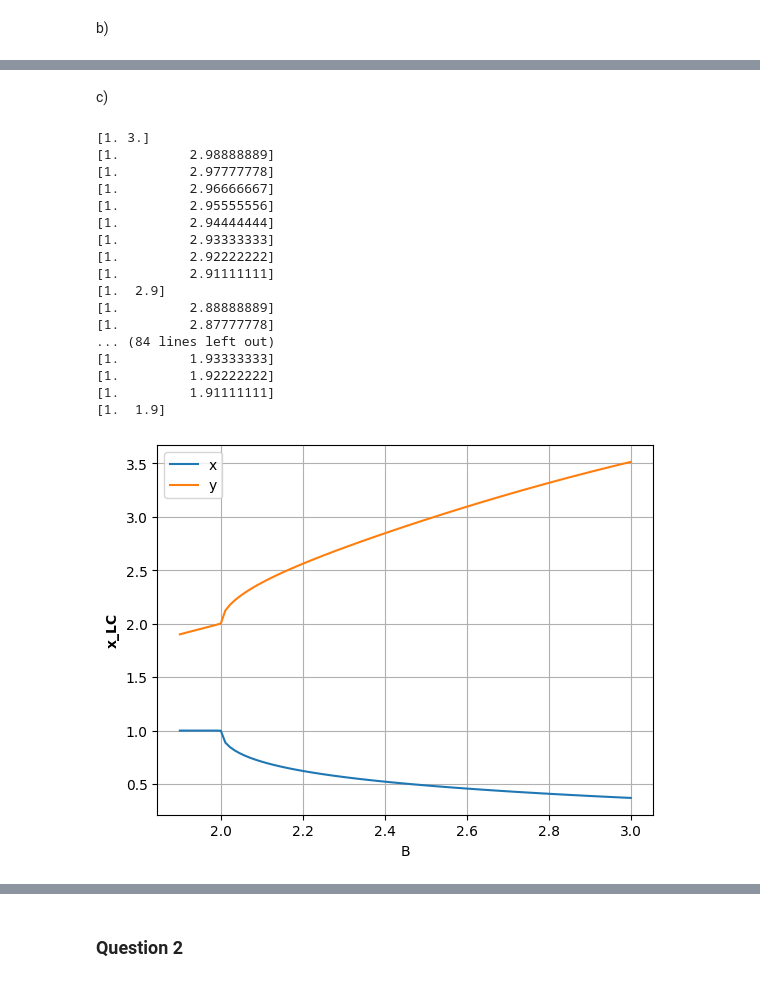
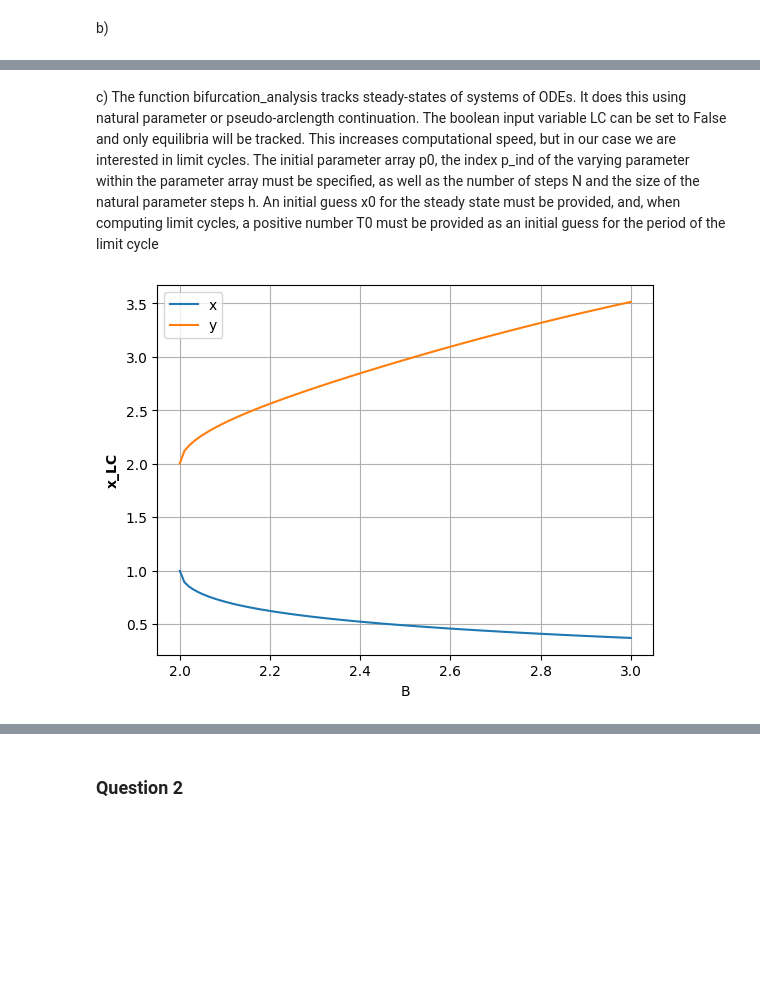
Before and after one commit to barnander/Numerical-Tools-for-Dynamical-Systems, a Jupyter notebook: Coursework.ipynb, the cells around one changed output, grey strips where cells are left out. Saved outputs shown, nothing was run; the diff lists cells and outputs as text; code cells hidden in the pictures; blank space fills up the shorter version.

```diff
--- a/Coursework.ipynb
+++ b/Coursework.ipynb
@@ -80,44 +78,28 @@ The period of the oscillations of the limit cycle, rounded to 2 decimal places,
 # %% [markdown]
 c)
+The function bifurcation_analysis tracks steady-states of systems of ODEs. It does this using natural parameter or pseudo-arclength continuation. The boolean input variable LC can be set to False and only equilibria will be tracked. This increases computational speed, but in our case we are interested in limit cycles. The initial parameter array p0, the index p_ind of the varying parameter within the parameter array must be specified, as well as the number of steps N and the size of the natural parameter steps h. An initial guess x0 for the steady state must be provided, and, when computing limit cycles, a positive number T0 must be provided as an initial guess for the period of the limit cycle
 # %%
 #We will use the output of the shooting method x_LC as the first guess for the natural parameter continuation
-#We will use the default phase condition of natural_p_cont, i.e. dx/dt = 0 at t = 0
+#We will use the default phase condition of bifurcation_analysis, i.e. dx/dt = 0 at t = 0
 B0 = 3
-Bf = 1.9
+Bf = 2
 p0 = np.array([A, B0])
 
 #taking N = 100 steps we must compute value parameter step h = (Bf - B0)/N
 N=100
 h = (Bf - B0)/N
 
 #We use natural parameter continuation to find the branch of LCs that emerges from the Hopf bifurcation at B = 2
 xs, Ts, ps = solvers.bifurcation_analysis(brusselator, p0,x_LC,p_ind = 1, T0 = T, N=100, h = h, solver = 'RK4')
 
 #Plot the x and y values of the limit cycles against B
 plt.figure()
 plt.plot(ps[1,:], xs[0,:], label = 'x')
 plt.plot(ps[1,:], xs[1,:], label = 'y')
 plt.xlabel('B')
 plt.ylabel('x_LC', fontweight = 'bold')
 plt.legend()
 plt.grid(True)
 plt.show()
 # %% [output]
-[1. 3.]
-[1.         2.98888889]
-[1.         2.97777778]
-[1.         2.96666667]
-[1.         2.95555556]
-[1.         2.94444444]
-[1.         2.93333333]
-[1.         2.92222222]
-[1.         2.91111111]
-[1.  2.9]
-[1.         2.88888889]
-[1.         2.87777778]
-... (84 lines left out)
-[1.         1.93333333]
-[1.         1.92222222]
-[1.         1.91111111]
-[1.  1.9]
-[figure, old version]
+[figure, new version]
```
Also changed, not shown: parts of 9 cells of this notebook, 1 other file.
